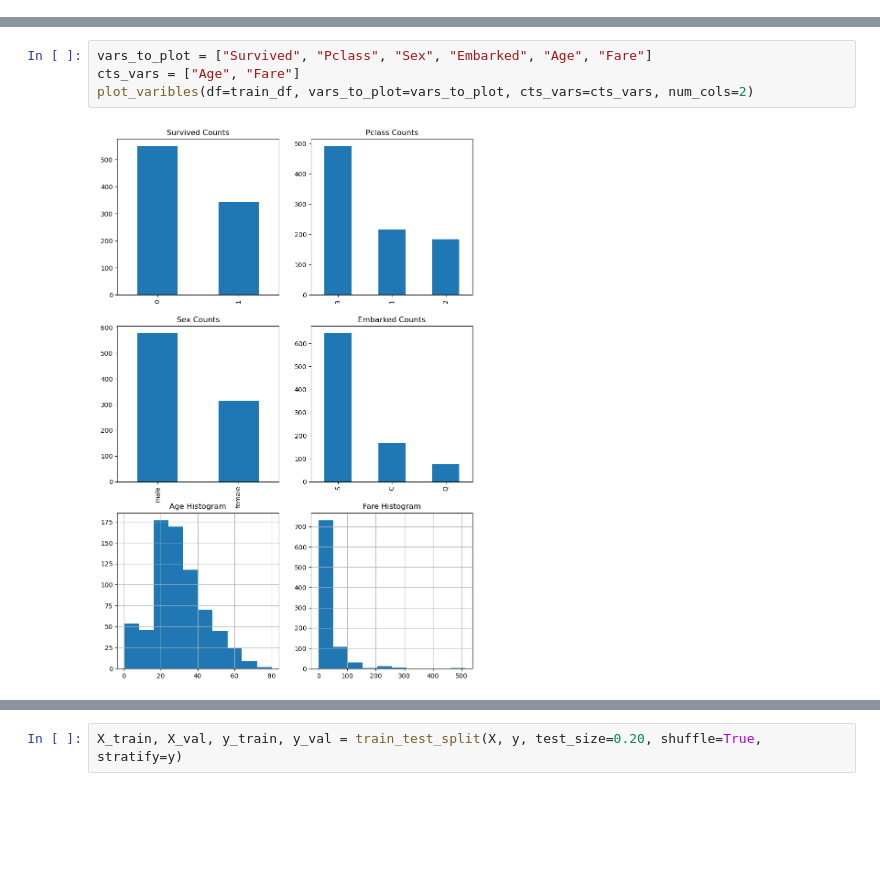
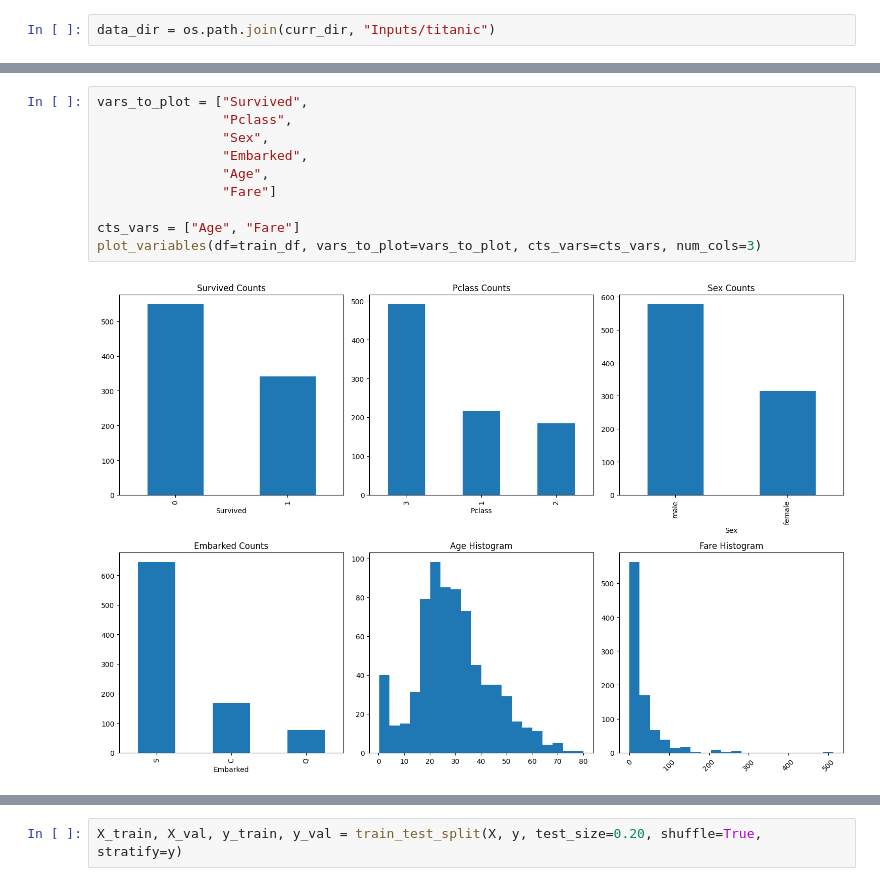
Before and after one commit to ariahosseini/TradML, a Jupyter notebook: ML_Titanic_Survival_Prediction.ipynb, the cells around one changed output, grey strips where cells are left out. Saved outputs shown, nothing was run; the diff lists cells and outputs as text; blank space fills up the shorter version.

```diff
--- a/ML_Titanic_Survival_Prediction.ipynb
+++ b/ML_Titanic_Survival_Prediction.ipynb
@@ -23,3 +63,5 @@ assert data_dir == "/Users/ariahosseini/Desktop/Notebooks/titanic"
+# %%
+data_dir = os.path.join(curr_dir, "Inputs/titanic")
 # %%
 print("data_dir includes:", os.listdir(data_dir))
 # %% [output]
@@ -220,10 +120,16 @@ summarize_columns(train_df)
 | 10 | Cabin | category | 687 | 77.1 | 147 | NaN | C85 | NaN |
 | 11 | Embarked | category | 2 | 0.2 | 3 | S | C | S |
 # %%
-vars_to_plot = ["Survived", "Pclass", "Sex", "Embarked", "Age", "Fare"]
+vars_to_plot = ["Survived",
+                "Pclass",
+                "Sex",
+                "Embarked",
+                "Age",
+                "Fare"]
+
 cts_vars = ["Age", "Fare"]
-plot_varibles(df=train_df, vars_to_plot=vars_to_plot, cts_vars=cts_vars, num_cols=2)
+plot_variables(df=train_df, vars_to_plot=vars_to_plot, cts_vars=cts_vars, num_cols=3)
 # %% [output]
-[figure, old version]
+[figure, new version]
 # %%
 vars_to_plot = ["Pclass", "Sex", "Embarked", "SibSp", "Parch"]
```
Also changed, not shown: parts of 71 cells of this notebook.
